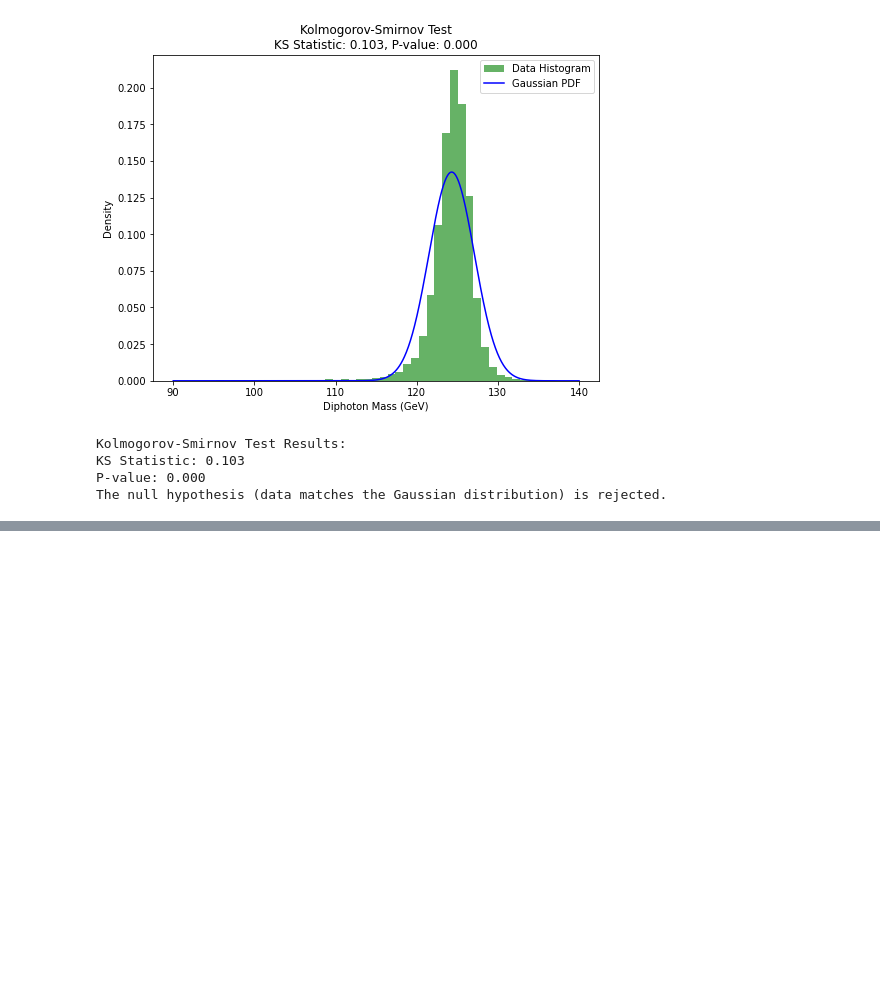
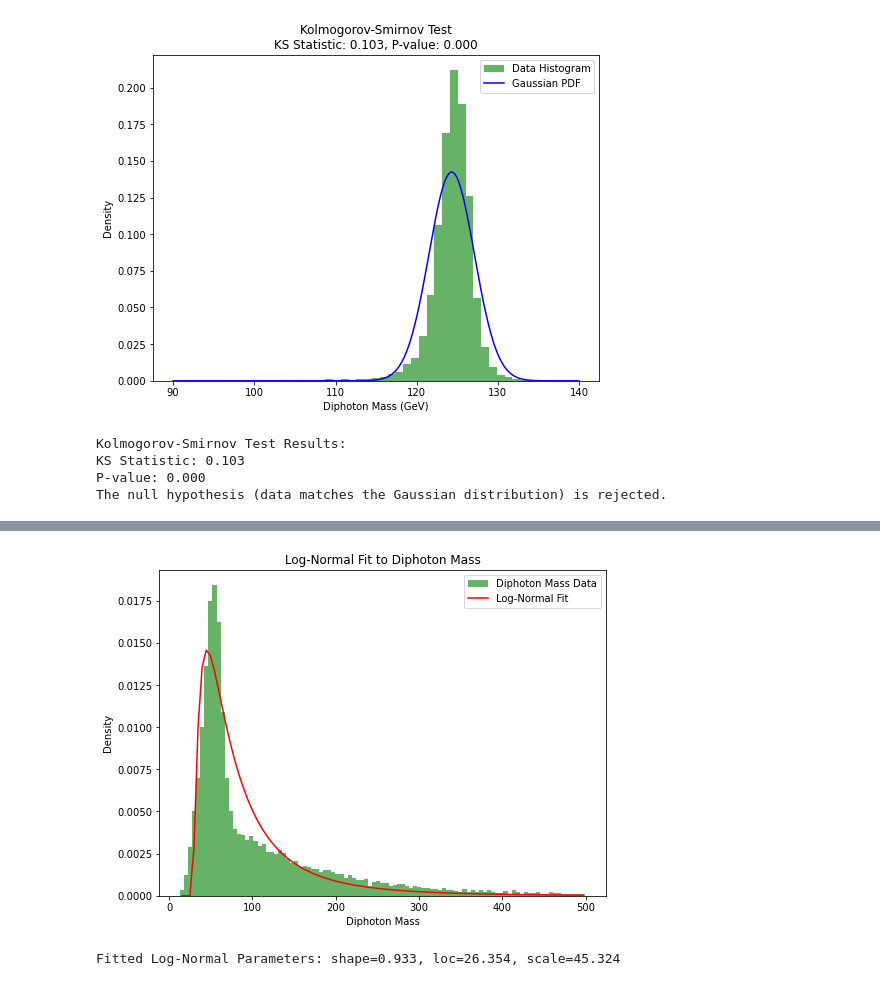
Before and after one commit to tiwariPC/hhbbgg_AwkwardAnalyzer, a Jupyter notebook: stats_study/signal_study/notebook_signal_fitting/mass_fitting .ipynb, the cells around one changed output, grey strips where cells are left out. Drawn from its saved outputs; the diff is of its cells as text; code cells hidden in the pictures; blank space fills up the shorter version.

```diff
--- a/stats_study/signal_study/notebook_signal_fitting/mass_fitting .ipynb
+++ b/stats_study/signal_study/notebook_signal_fitting/mass_fitting .ipynb
@@ -531,0 +712,63 @@ The null hypothesis (data matches the Gaussian distribution) is rejected.
+# %%
+import numpy as np
+import matplotlib.pyplot as plt
+from scipy.stats import lognorm
+from scipy.optimize import curve_fit
+
+# Define log-normal PDF
+def lognorm_pdf(x, s, loc, scale):
+    """
+    Log-normal PDF function.
+    :param x: Input data points
+    :param s: Shape parameter
+    :param loc: Location parameter
+    :param scale: Scale parameter
+    :return: PDF values
+    """
+    return lognorm.pdf(x, s, loc=loc, scale=scale)
+
+# Fit log-normal distribution to the data
+def fit_lognormal(data, bins):
+    """
+    Fit the histogram of data to a log-normal PDF.
+    :param data: Input data array
+    :param bins: Histogram bin edges
+    :return: Fitted parameters and bin centers
+    """
+    bin_centers = (bins[:-1] + bins[1:]) / 2
+
+    # Initial guess for the parameters: shape, loc, scale
+    initial_params = [1, 0, np.mean(data)]
+
+    # Fit the histogram data
+    params, _ = curve_fit(
+        lognorm_pdf, bin_centers, np.histogram(data, bins=bins, density=True)[0], p0=initial_params
+    )
+    return params, bin_centers
+
+# Convert `diphoton_mass` to NumPy array
+dibjet_mass_np = ak.to_numpy(dijet_mass)
+dibjet_mass_np = dibjet_mass_np[(dibjet_mass_np >= 0) & (dibjet_mass_np <= 500)]
+
+# Define histogram bins
+bins = np.linspace(min(dibjet_mass_np), max(dibjet_mass_np), 100)
+
+# Fit the log-normal function to the diphoton mass
+params, bin_centers = fit_lognormal(dibjet_mass_np, bins)
+fitted_curve_ln = lognorm_pdf(bin_centers, *params)
+
+# Plot the histogram and log-normal fit
+plt.figure(figsize=(8, 6))
+plt.hist(dibjet_mass_np, bins=bins, density=True, alpha=0.6, color="g", label="Diphoton Mass Data")
+plt.plot(bin_centers, fitted_curve_ln, "r-", label="Log-Normal Fit")
+plt.xlabel("Diphoton Mass")
+plt.ylabel("Density")
+plt.title("Log-Normal Fit to Diphoton Mass")
+plt.legend()
+plt.show()
+
+# Print fitted parameters
+print(f"Fitted Log-Normal Parameters: shape={params[0]:.3f}, loc={params[1]:.3f}, scale={params[2]:.3f}")
+# %% [output]
+[figure, added]
+Fitted Log-Normal Parameters: shape=0.933, loc=26.354, scale=45.324
```
Also changed, not shown: parts of 8 cells of this notebook.
